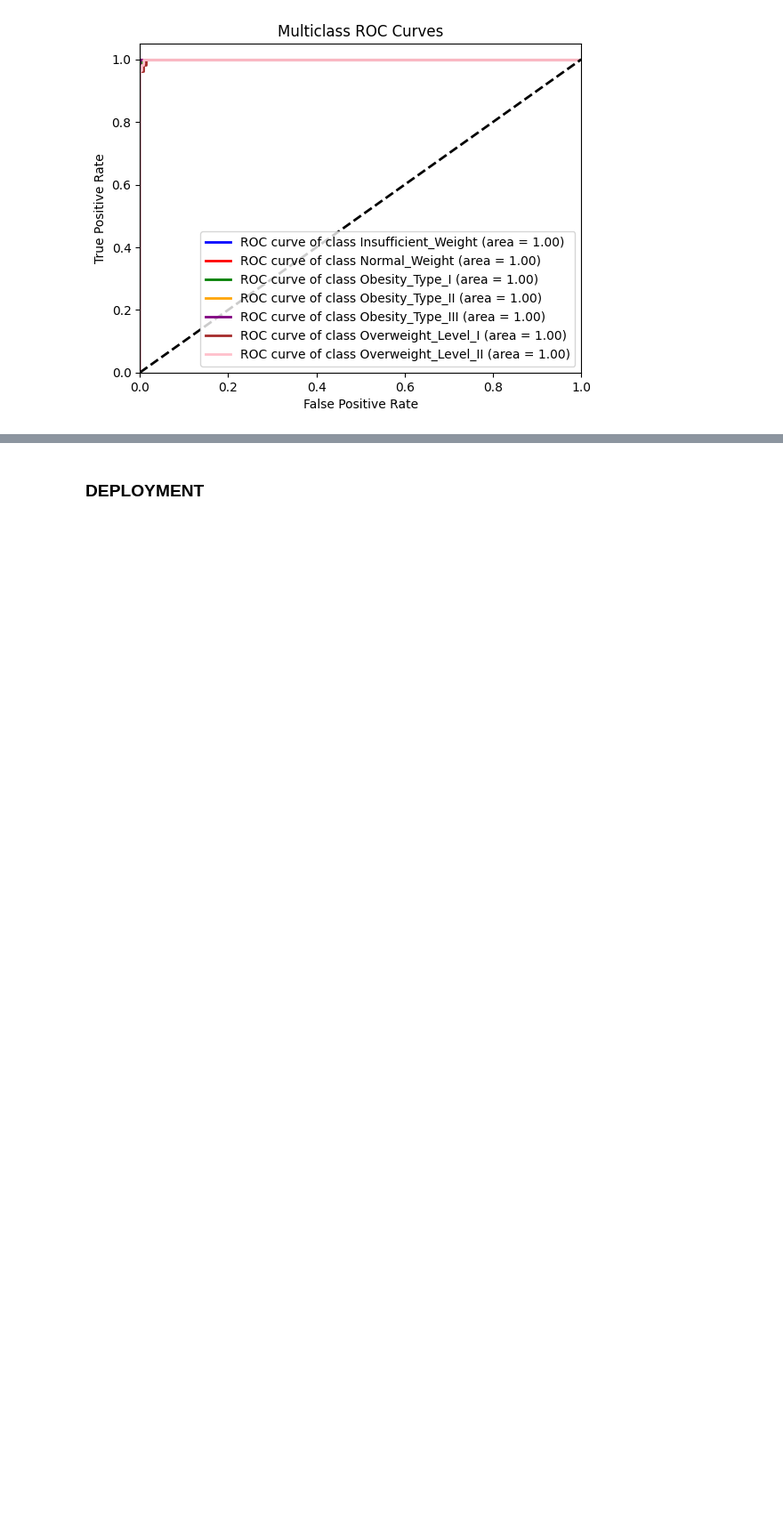
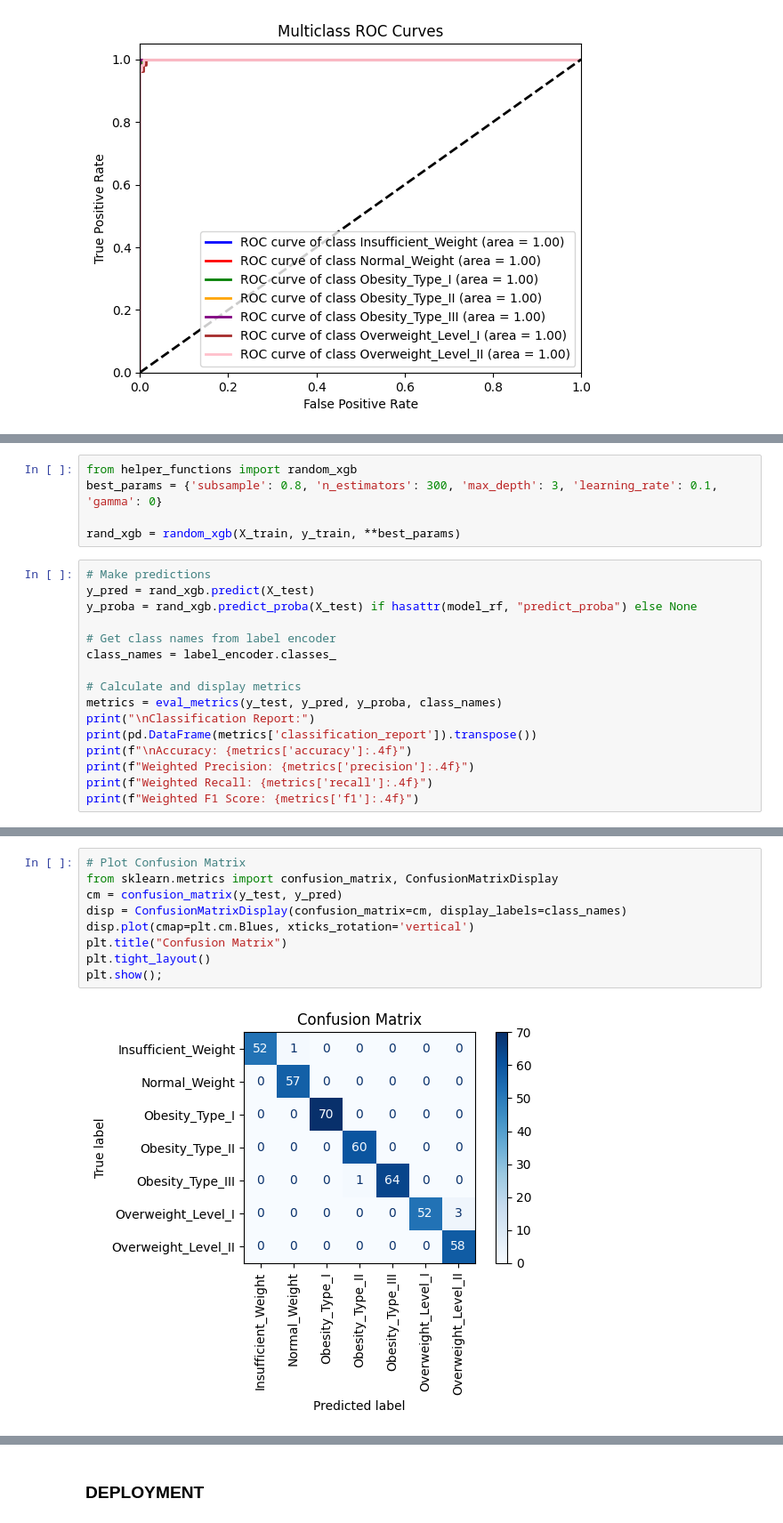
Before and after one commit to antan123/AAI_510_final_project, a Jupyter notebook: EDA_Feature_Engineering.ipynb, the cells around one changed output, grey strips where cells are left out. Shown at 89% size. Cells and saved outputs as stored; diff of their text form; blank space fills up the shorter version.

Commit message:
Model Comparison done

```diff
--- a/EDA_Feature_Engineering.ipynb
+++ b/EDA_Feature_Engineering.ipynb
@@ -817,0 +897,21 @@ elif y_proba is not None:
+# %%
+from helper_functions import random_xgb
+best_params = {'subsample': 0.8, 'n_estimators': 300, 'max_depth': 3, 'learning_rate': 0.1, 'gamma': 0}
+
+rand_xgb = random_xgb(X_train, y_train, **best_params)
+# %%
+# Make predictions
+y_pred = rand_xgb.predict(X_test)
+y_proba = rand_xgb.predict_proba(X_test) if hasattr(model_rf, "predict_proba") else None
+
+# Get class names from label encoder
+class_names = label_encoder.classes_
+
+# Calculate and display metrics
+metrics = eval_metrics(y_test, y_pred, y_proba, class_names)
+print("\nClassification Report:")
+print(pd.DataFrame(metrics['classification_report']).transpose())
+print(f"\nAccuracy: {metrics['accuracy']:.4f}")
+print(f"Weighted Precision: {metrics['precision']:.4f}")
+print(f"Weighted Recall: {metrics['recall']:.4f}")
+print(f"Weighted F1 Score: {metrics['f1']:.4f}")
@@ -817,0 +936,11 @@ elif y_proba is not None:
+# %%
+# Plot Confusion Matrix
+from sklearn.metrics import confusion_matrix, ConfusionMatrixDisplay
+cm = confusion_matrix(y_test, y_pred)
+disp = ConfusionMatrixDisplay(confusion_matrix=cm, display_labels=class_names)
+disp.plot(cmap=plt.cm.Blues, xticks_rotation='vertical')
+plt.title("Confusion Matrix")
+plt.tight_layout()
+plt.show();
+# %% [output]
+[figure, added]
```
Also changed, not shown: parts of 23 cells of this notebook.
